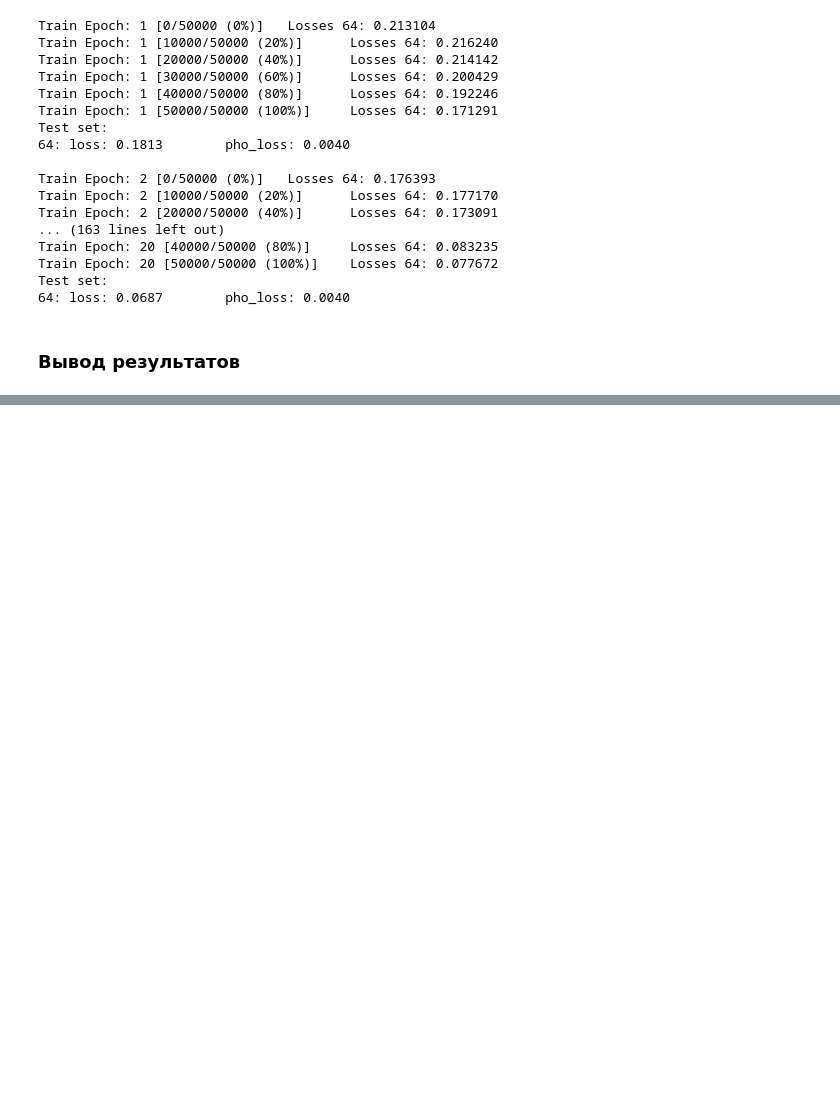
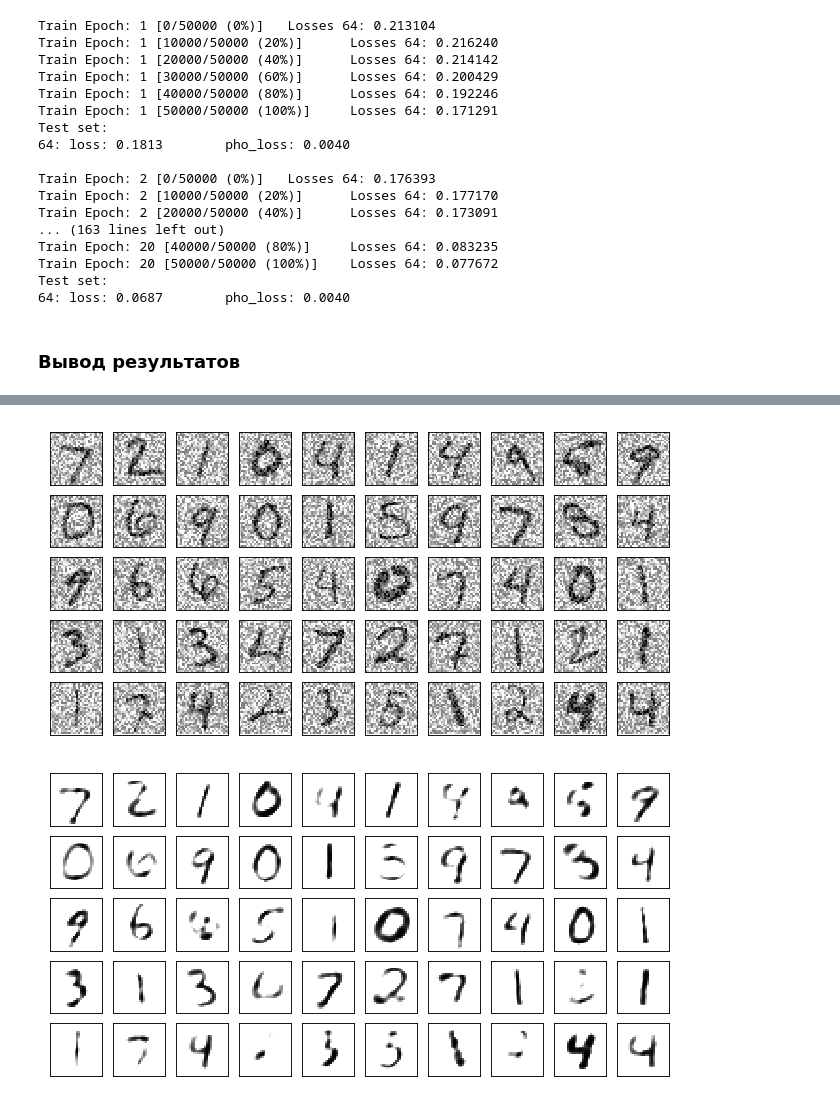
Before and after one commit to aleksey-egorov/dl-engineer-homework, a Jupyter notebook: homework_4/sparse_ae_2layers_kl_denoise.ipynb, the cells around one changed output, grey strips where cells are left out. Saved outputs shown, nothing was run; the diff lists cells and outputs as text; code cells hidden in the pictures; blank space fills up the shorter version.

```diff
--- a/homework_4/sparse_ae_2layers_kl_denoise.ipynb
+++ b/homework_4/sparse_ae_2layers_kl_denoise.ipynb
@@ -232,0 +221,6 @@ plot_mnist(dec_to_plot, (8, 8))
+# %%
+plot_mnist(data_noised.data.numpy(), (5, 10))
+plot_mnist(to_plot, (5, 10))
+# %% [output]
+[figure, added]
+[figure, added]
```
Also changed, not shown: parts of 6 cells of this notebook, 3 other files.
